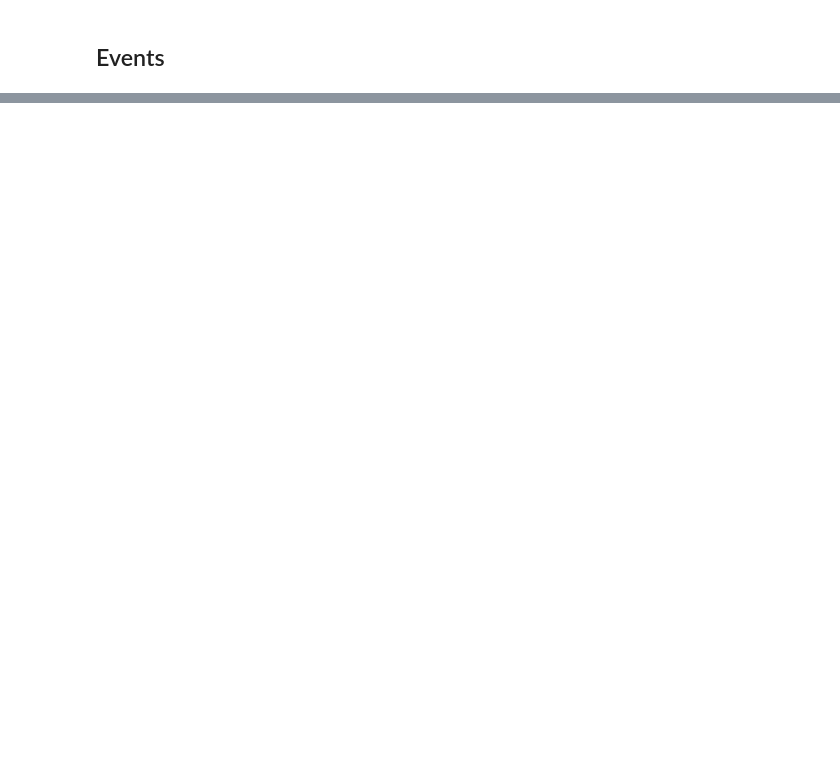
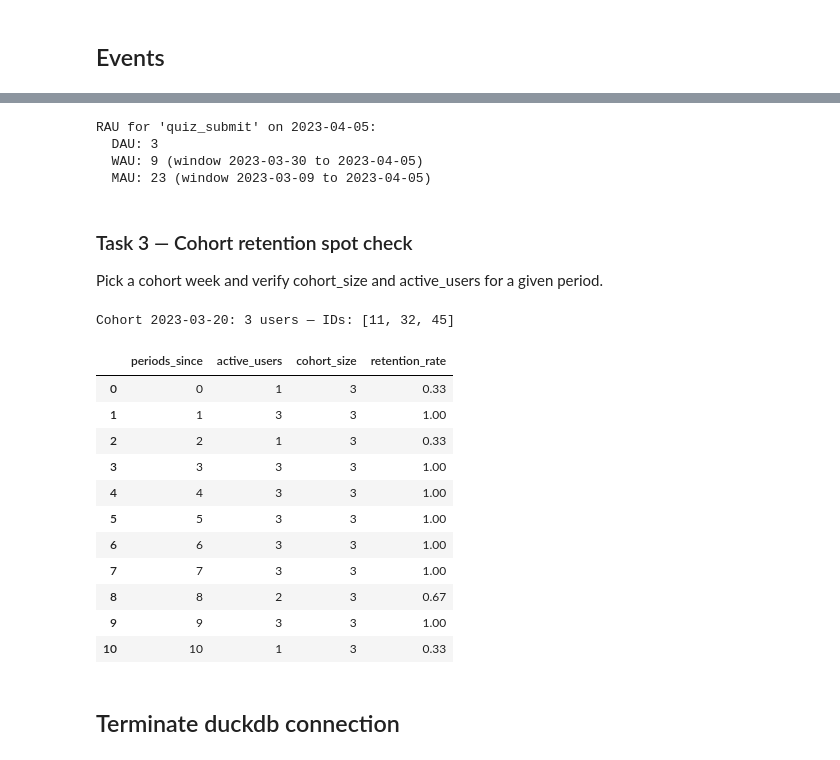
Before and after one commit to apolitical/data-challenge, a Jupyter notebook: notebooks/data_exploration.ipynb, the cells around one changed output, grey strips where cells are left out. Saved outputs shown, nothing was run; the diff lists cells and outputs as text; code cells hidden in the pictures; blank space fills up the shorter version.

```diff
--- a/notebooks/data_exploration.ipynb
+++ b/notebooks/data_exploration.ipynb
@@ -85,2 +289,82 @@ conn.sql("""
+# %%
+# Spot check RAU for a specific event type
+check_date = date(2023, 4, 5)  # change this to spot-check other dates
+check_event_type = 'quiz_submit'  # change to: video_start, video_complete, quiz_start, quiz_submit
+
+type_events = events[events['event_type'] == check_event_type]
+
+dau = type_events[type_events['event_date'] == check_date]['user_id'].nunique()
+
+wau_start = check_date - timedelta(days=6)
+wau = type_events[
+    (type_events['event_date'] >= wau_start) & (type_events['event_date'] <= check_date)
+]['user_id'].nunique()
+
+mau_start = check_date - timedelta(days=27)
+mau = type_events[
+    (type_events['event_date'] >= mau_start) & (type_events['event_date'] <= check_date)
+]['user_id'].nunique()
+
+print(f"RAU for '{check_event_type}' on {check_date}:")
+print(f"  DAU: {dau}")
+print(f"  WAU: {wau} (window {wau_start} to {check_date})")
+print(f"  MAU: {mau} (window {mau_start} to {check_date})")
+# %% [output]
+RAU for 'quiz_submit' on 2023-04-05:
+  DAU: 3
+  WAU: 9 (window 2023-03-30 to 2023-04-05)
+  MAU: 23 (window 2023-03-09 to 2023-04-05)
+# %% [markdown]
+### Task 3 — Cohort retention spot check
+
+Pick a cohort week and verify cohort_size and active_users for a given period.
+# %%
+# Cohort spot check from raw CSVs
+valid_users_df = valid_users.copy()
+valid_users_df['signupDate'] = pd.to_datetime(valid_users_df['signupDate'])
+valid_users_df['cohort_week'] = valid_users_df['signupDate'].dt.to_period('W-SUN').apply(lambda p: p.start_time.date())
+
+# Pick a cohort to inspect
+check_cohort = date(2023, 3, 20)  # change this to spot-check other cohorts
+cohort_users = valid_users_df[valid_users_df['cohort_week'] == check_cohort]
+cohort_size = len(cohort_users)
+cohort_user_ids = set(cohort_users['id'])
+
+print(f"Cohort {check_cohort}: {cohort_size} users — IDs: {sorted(cohort_user_ids)}")
+# %% [output]
+Cohort 2023-03-20: 3 users — IDs: [11, 32, 45]
+# %%
+# Check activity per week for this cohort
+cohort_events = events[events['user_id'].isin(cohort_user_ids)].copy()
+cohort_events['activity_week'] = pd.to_datetime(cohort_events['event_date']).dt.to_period('W-SUN').apply(lambda p: p.start_time.date())
+cohort_events['periods_since'] = cohort_events['activity_week'].apply(
+    lambda w: (w - check_cohort).days // 7
+)
+
+retention = (
+    cohort_events[cohort_events['periods_since'] >= 0]
+    .groupby('periods_since')['user_id']
+    .nunique()
+    .reset_index()
+    .rename(columns={'user_id': 'active_users'})
+)
+retention['cohort_size'] = cohort_size
+retention['retention_rate'] = (retention['active_users'] / cohort_size).round(2)
+retention
+# %% [output]
+|  | periods_since | active_users | cohort_size | retention_rate |
+| 0 | 0 | 1 | 3 | 0.33 |
+| 1 | 1 | 3 | 3 | 1.00 |
+| 2 | 2 | 1 | 3 | 0.33 |
+| 3 | 3 | 3 | 3 | 1.00 |
+| 4 | 4 | 3 | 3 | 1.00 |
+| 5 | 5 | 3 | 3 | 1.00 |
+| 6 | 6 | 3 | 3 | 1.00 |
+| 7 | 7 | 3 | 3 | 1.00 |
+| 8 | 8 | 2 | 3 | 0.67 |
+| 9 | 9 | 3 | 3 | 1.00 |
+| 10 | 10 | 1 | 3 | 0.33 |
+# %% [markdown]
+## Terminate duckdb connection
 # %%
 conn.close()
```
Also changed, not shown: parts of 24 cells of this notebook, 5 other files.
